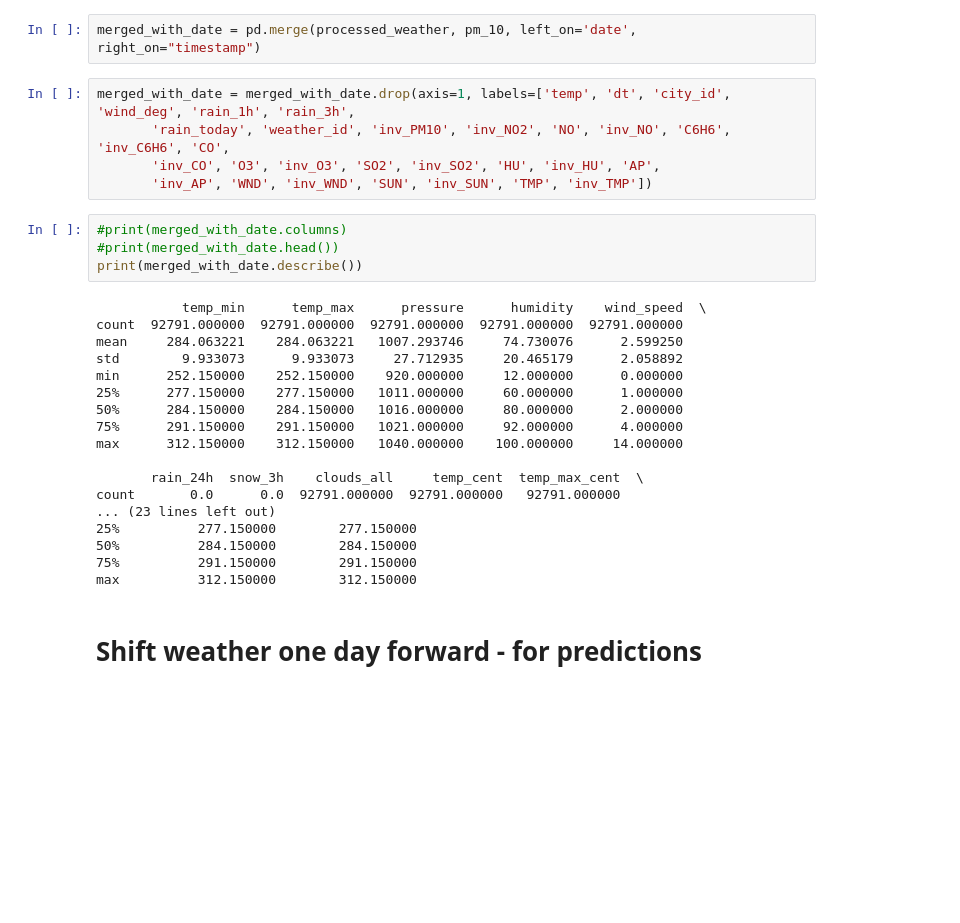
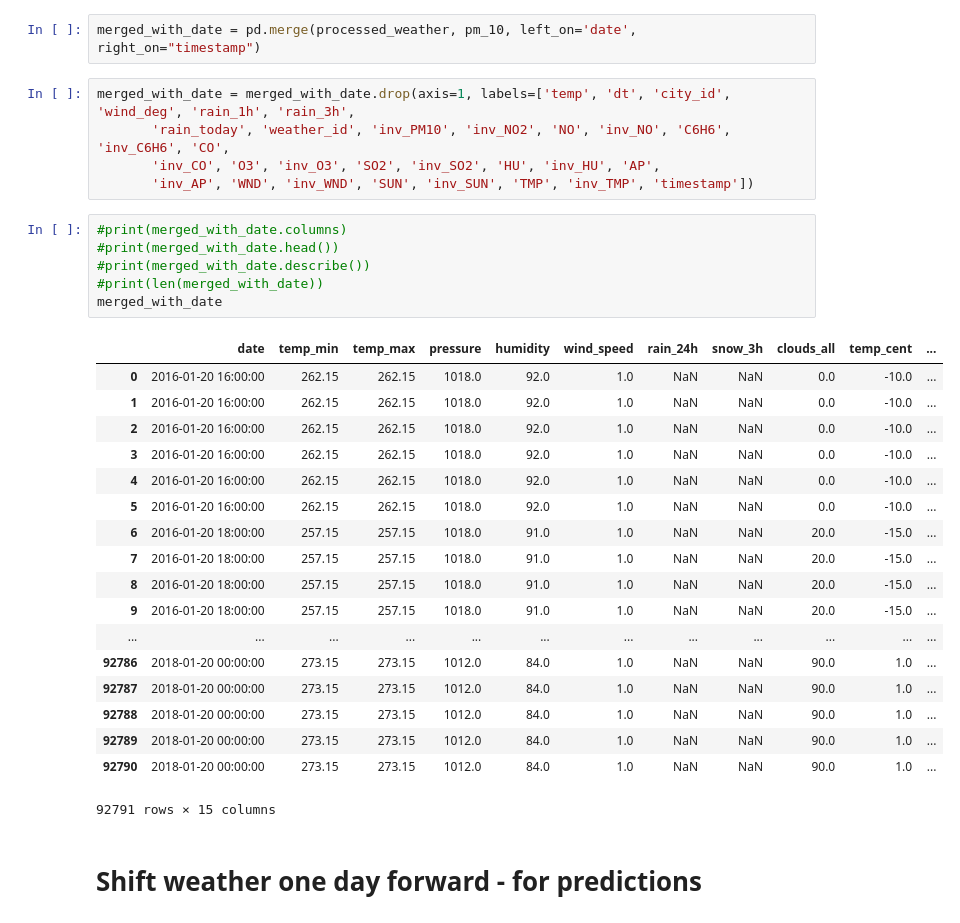
Before and after one commit to apepa/air-pollution, a Jupyter notebook: yurukov_weather_merging.ipynb, the cells around one changed output. Saved outputs shown, nothing was run; the diff lists cells and outputs as text; blank space fills up the shorter version.

Commit message:
yurukov_weather_merging.ipynb: Removed timestamp of one dataframe after merging

```diff
--- a/yurukov_weather_merging.ipynb
+++ b/yurukov_weather_merging.ipynb
@@ -59,29 +59,32 @@ merged_with_date = pd.merge(processed_weather, pm_10, left_on='date', right_on="
 merged_with_date = merged_with_date.drop(axis=1, labels=['temp', 'dt', 'city_id', 'wind_deg', 'rain_1h', 'rain_3h',
        'rain_today', 'weather_id', 'inv_PM10', 'inv_NO2', 'NO', 'inv_NO', 'C6H6', 'inv_C6H6', 'CO',
        'inv_CO', 'O3', 'inv_O3', 'SO2', 'inv_SO2', 'HU', 'inv_HU', 'AP',
-       'inv_AP', 'WND', 'inv_WND', 'SUN', 'inv_SUN', 'TMP', 'inv_TMP'])
+       'inv_AP', 'WND', 'inv_WND', 'SUN', 'inv_SUN', 'TMP', 'inv_TMP', 'timestamp'])
 # %%
 #print(merged_with_date.columns)
 #print(merged_with_date.head())
-print(merged_with_date.describe())
+#print(merged_with_date.describe())
+#print(len(merged_with_date))
+merged_with_date
 # %% [output]
+|  | date | temp_min | temp_max | pressure | humidity | wind_speed | rain_24h | snow_3h | clouds_all | temp_cent | ... |
+| 0 | 2016-01-20 16:00:00 | 262.15 | 262.15 | 1018.0 | 92.0 | 1.0 | NaN | NaN | 0.0 | -10.0 | ... |
+| 1 | 2016-01-20 16:00:00 | 262.15 | 262.15 | 1018.0 | 92.0 | 1.0 | NaN | NaN | 0.0 | -10.0 | ... |
+| 2 | 2016-01-20 16:00:00 | 262.15 | 262.15 | 1018.0 | 92.0 | 1.0 | NaN | NaN | 0.0 | -10.0 | ... |
+| 3 | 2016-01-20 16:00:00 | 262.15 | 262.15 | 1018.0 | 92.0 | 1.0 | NaN | NaN | 0.0 | -10.0 | ... |
+| 4 | 2016-01-20 16:00:00 | 262.15 | 262.15 | 1018.0 | 92.0 | 1.0 | NaN | NaN | 0.0 | -10.0 | ... |
+| 5 | 2016-01-20 16:00:00 | 262.15 | 262.15 | 1018.0 | 92.0 | 1.0 | NaN | NaN | 0.0 | -10.0 | ... |
+| 6 | 2016-01-20 18:00:00 | 257.15 | 257.15 | 1018.0 | 91.0 | 1.0 | NaN | NaN | 20.0 | -15.0 | ... |
+| 7 | 2016-01-20 18:00:00 | 257.15 | 257.15 | 1018.0 | 91.0 | 1.0 | NaN | NaN | 20.0 | -15.0 | ... |
+| 8 | 2016-01-20 18:00:00 | 257.15 | 257.15 | 1018.0 | 91.0 | 1.0 | NaN | NaN | 20.0 | -15.0 | ... |
+| 9 | 2016-01-20 18:00:00 | 257.15 | 257.15 | 1018.0 | 91.0 | 1.0 | NaN | NaN | 20.0 | -15.0 | ... |
+| ... | ... | ... | ... | ... | ... | ... | ... | ... | ... | ... | ... |
+| 92786 | 2018-01-20 00:00:00 | 273.15 | 273.15 | 1012.0 | 84.0 | 1.0 | NaN | NaN | 90.0 | 1.0 | ... |
+| 92787 | 2018-01-20 00:00:00 | 273.15 | 273.15 | 1012.0 | 84.0 | 1.0 | NaN | NaN | 90.0 | 1.0 | ... |
+| 92788 | 2018-01-20 00:00:00 | 273.15 | 273.15 | 1012.0 | 84.0 | 1.0 | NaN | NaN | 90.0 | 1.0 | ... |
+| 92789 | 2018-01-20 00:00:00 | 273.15 | 273.15 | 1012.0 | 84.0 | 1.0 | NaN | NaN | 90.0 | 1.0 | ... |
+| 92790 | 2018-01-20 00:00:00 | 273.15 | 273.15 | 1012.0 | 84.0 | 1.0 | NaN | NaN | 90.0 | 1.0 | ... |
-           temp_min      temp_max      pressure      humidity    wind_speed  \
-count  92791.000000  92791.000000  92791.000000  92791.000000  92791.000000
-mean     284.063221    284.063221   1007.293746     74.730076      2.599250
-std        9.933073      9.933073     27.712935     20.465179      2.058892
-min      252.150000    252.150000    920.000000     12.000000      0.000000
-25%      277.150000    277.150000   1011.000000     60.000000      1.000000
-50%      284.150000    284.150000   1016.000000     80.000000      2.000000
-75%      291.150000    291.150000   1021.000000     92.000000      4.000000
-max      312.150000    312.150000   1040.000000    100.000000     14.000000
-
-       rain_24h  snow_3h    clouds_all     temp_cent  temp_max_cent  \
-count       0.0      0.0  92791.000000  92791.000000   92791.000000
-... (23 lines left out)
-25%          277.150000        277.150000
-50%          284.150000        284.150000
-75%          291.150000        291.150000
-max          312.150000        312.150000
+92791 rows × 15 columns
 # %% [markdown]
 # Shift weather one day forward - for predictions
 # %%
```
